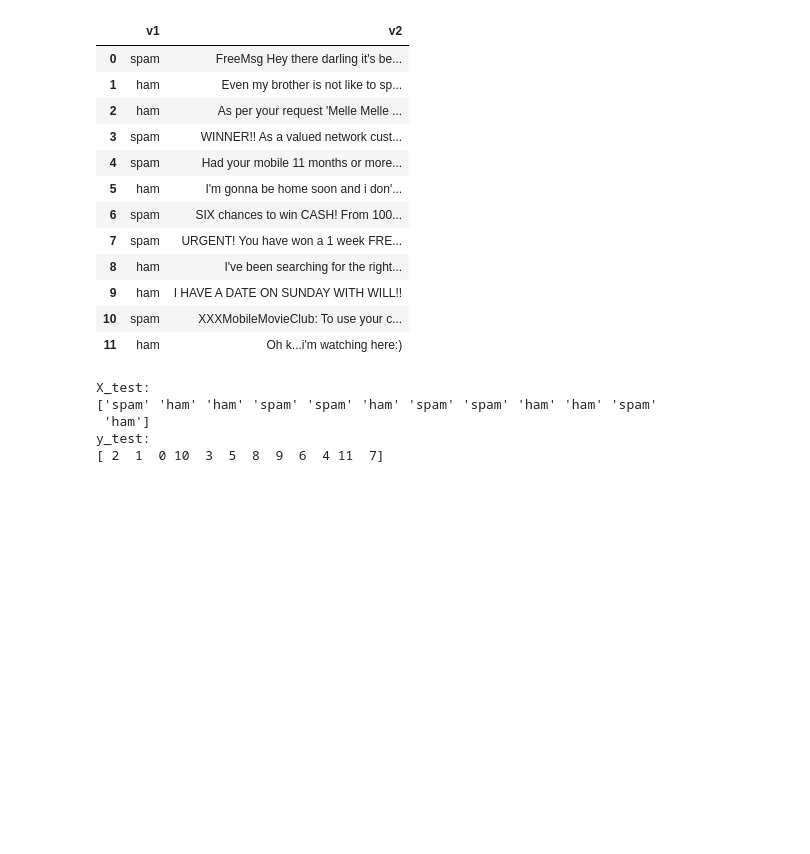
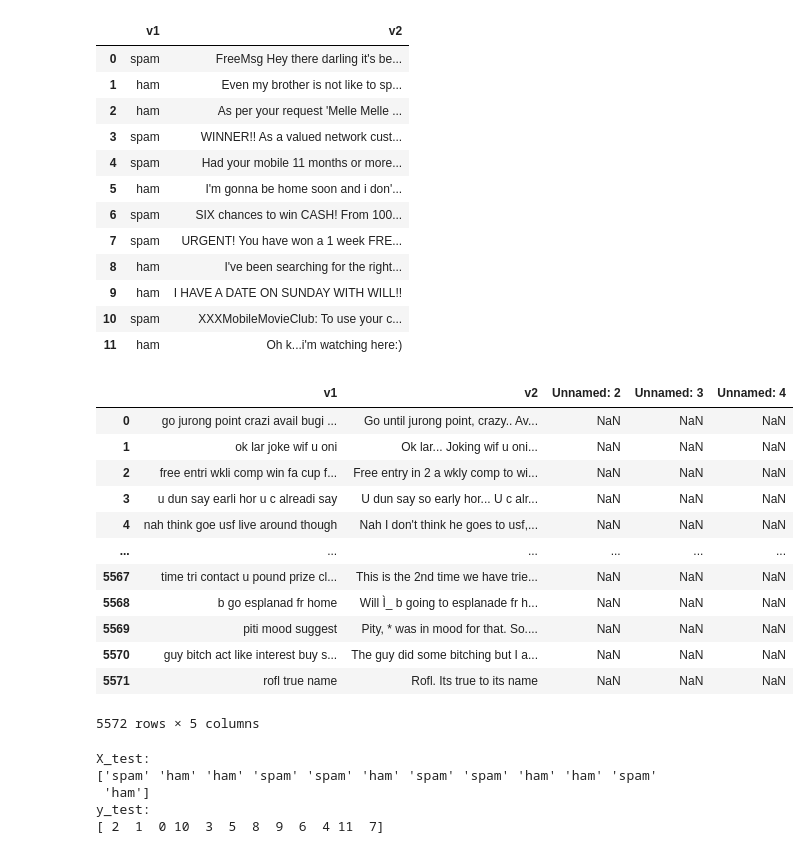
Before and after one commit to ahmedmujtaba99/AI_LAB, a Jupyter notebook: ahmed_Mujtaba_SMS_Spam.ipynb, the cells around one changed output. Saved outputs shown, nothing was run; the diff lists cells and outputs as text; code cells hidden in the pictures; blank space fills up the shorter version.

```diff
--- a/ahmed_Mujtaba_SMS_Spam.ipynb
+++ b/ahmed_Mujtaba_SMS_Spam.ipynb
@@ -142,3 +238,41 @@ pd.DataFrame(X, columns=vec.get_feature_names_out())
 | 5570 | 0 | 0 | 0 | 0 | 0 | 0 | 0 | 0 | 0 | ... |
 | 5571 | 0 | 0 | 0 | 0 | 0 | 0 | 0 | 0 | 0 | ... |
 5572 rows × 8404 columns
+# %%
+import pandas as pd
+import nltk
+from nltk.corpus import stopwords
+from nltk.tokenize import word_tokenize
+from nltk.stem import PorterStemmer
+
+# Download NLTK resources (only required for the first time)
+nltk.download('punkt')
+nltk.download('stopwords')
+
+# Read the dataset
+df = pd.read_csv("spam.csv", encoding="latin-1")
+
+# Preprocess the text data
+stop_words = set(stopwords.words('english'))
+stemmer = PorterStemmer()
+
+def preprocess_text(text):
+    # Tokenize the text
+    tokens = word_tokenize(text.lower())
+
+    # Remove stopwords and punctuation
+    filtered_tokens = [token for token in tokens if token.isalpha() and token not in stop_words]
+
+    # Stem the words
+    stemmed_tokens = [stemmer.stem(token) for token in filtered_tokens]
+
+    # Join the tokens back into a single string
+    preprocessed_text = ' '.join(stemmed_tokens)
+
+    return preprocessed_text
+
+# Apply the preprocessing function to the dataset
+df['v1'] = df['v2'].apply(preprocess_text)
+
+# Updated dataset with preprocessed text
+print(df.head())
@@ -159,6 +318,22 @@ df2
 | 9 | ham | I HAVE A DATE ON SUNDAY WITH WILL!! |
 | 10 | spam | XXXMobileMovieClub: To use your c... |
 | 11 | ham | Oh k...i'm watching here:) |
+# %%
+df
+# %% [output]
+|  | v1 | v2 | Unnamed: 2 | Unnamed: 3 | Unnamed: 4 |
+| 0 | go jurong point crazi avail bugi ... | Go until jurong point, crazy.. Av... | NaN | NaN | NaN |
+| 1 | ok lar joke wif u oni | Ok lar... Joking wif u oni... | NaN | NaN | NaN |
+| 2 | free entri wkli comp win fa cup f... | Free entry in 2 a wkly comp to wi... | NaN | NaN | NaN |
+| 3 | u dun say earli hor u c alreadi say | U dun say so early hor... U c alr... | NaN | NaN | NaN |
+| 4 | nah think goe usf live around though | Nah I don't think he goes to usf,... | NaN | NaN | NaN |
+| ... | ... | ... | ... | ... | ... |
+| 5567 | time tri contact u pound prize cl... | This is the 2nd time we have trie... | NaN | NaN | NaN |
+| 5568 | b go esplanad fr home | Will Ì_ b going to esplanade fr h... | NaN | NaN | NaN |
+| 5569 | piti mood suggest | Pity, * was in mood for that. So.... | NaN | NaN | NaN |
+| 5570 | guy bitch act like interest buy s... | The guy did some bitching but I a... | NaN | NaN | NaN |
+| 5571 | rofl true name | Rofl. Its true to its name | NaN | NaN | NaN |
+5572 rows × 5 columns
 # %%
 # test_numpy_array = df2.values
 # X_test = test_numpy_array[:,0]
```
Also changed, not shown: parts of 11 cells of this notebook.
